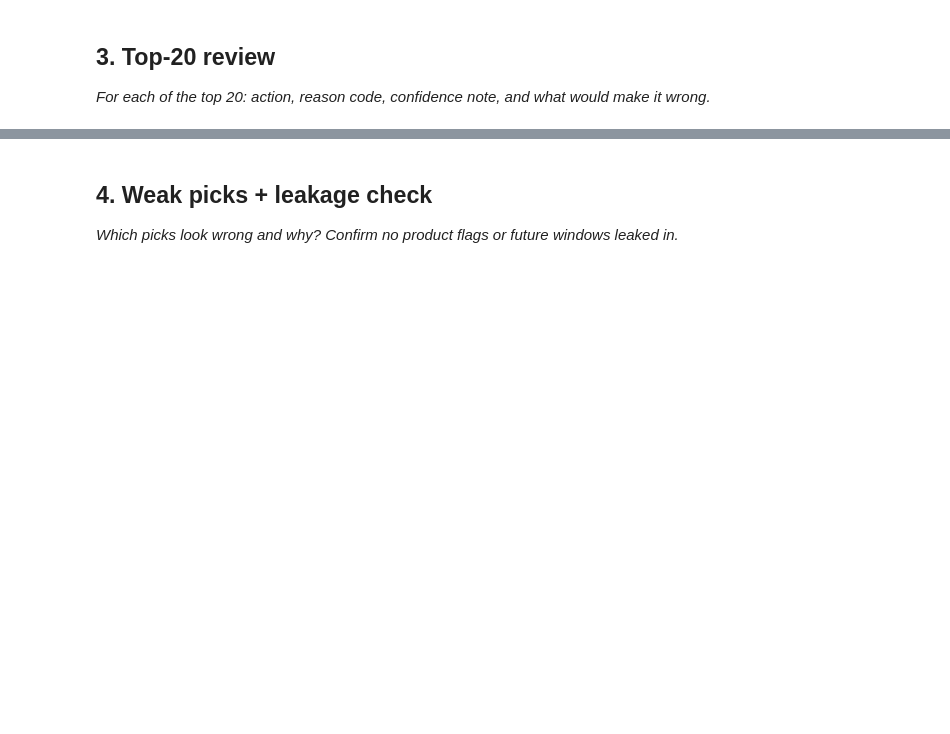
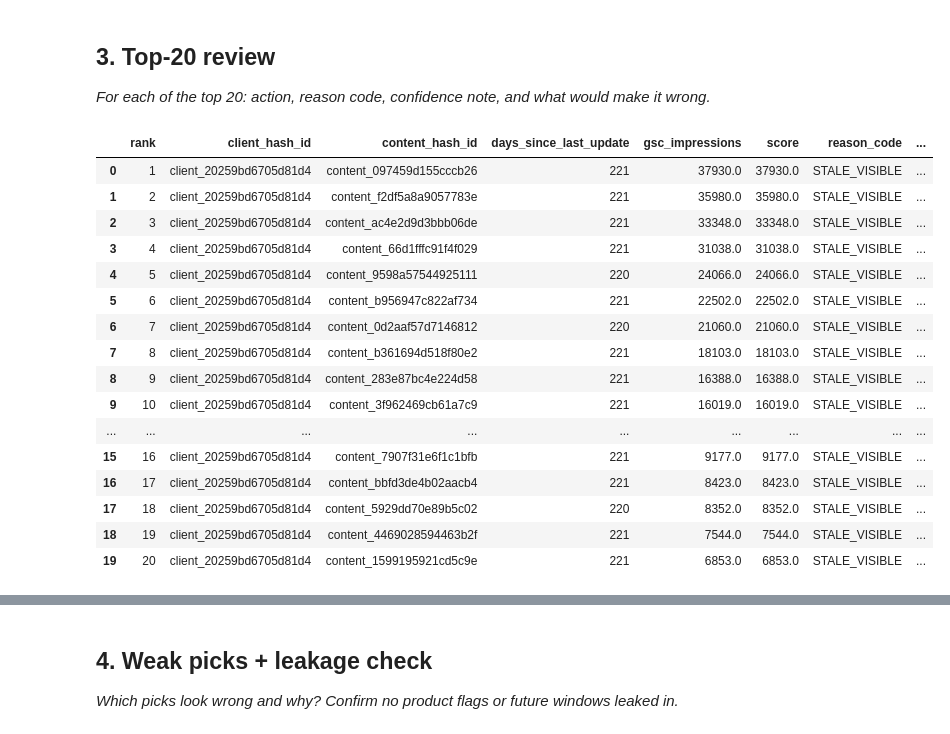
Before and after one commit to ashnaimran06/my-ml-internship, a Jupyter notebook: work/notebooks/w04_baseline_score.ipynb, the cells around one changed output, grey strips where cells are left out. Cells and saved outputs as stored; diff of their text form; code cells hidden in the pictures; blank space fills up the shorter version.

```diff
--- a/work/notebooks/w04_baseline_score.ipynb
+++ b/work/notebooks/w04_baseline_score.ipynb
@@ -15,0 +31,10 @@ This skeleton is yours to fill. Work the sections **in order** — each one has
+# %%
+con = duckdb.connect()
+
+con.execute(
+    f"CREATE SECRET (TYPE huggingface, TOKEN '{HF_TOKEN}')"
+)
+
+rel = "hf://datasets/FlyRank/internship-warehouse"
+
+print("Warehouse connected")
@@ -27,3 +199,34 @@ This skeleton is yours to fill. Work the sections **in order** — each one has
 # %%
 # This cell is for CODE (numbers, a query, a check).
 # Write your text answer in the cell ABOVE this one — typing sentences here breaks Run All.
+
+top20 = queue.head(20).copy()
+
+top20[[
+    "rank",
+    "client_hash_id",
+    "content_hash_id",
+    "days_since_last_update",
+    "gsc_impressions",
+    "score",
+    "reason_code",
+    "action"
+]]
+# %% [output]
+|  | rank | client_hash_id | content_hash_id | days_since_last_update | gsc_impressions | score | reason_code | ... |
+| 0 | 1 | client_20259bd6705d81d4 | content_097459d155cccb26 | 221 | 37930.0 | 37930.0 | STALE_VISIBLE | ... |
+| 1 | 2 | client_20259bd6705d81d4 | content_f2df5a8a9057783e | 221 | 35980.0 | 35980.0 | STALE_VISIBLE | ... |
+| 2 | 3 | client_20259bd6705d81d4 | content_ac4e2d9d3bbb06de | 221 | 33348.0 | 33348.0 | STALE_VISIBLE | ... |
+| 3 | 4 | client_20259bd6705d81d4 | content_66d1fffc91f4f029 | 221 | 31038.0 | 31038.0 | STALE_VISIBLE | ... |
+| 4 | 5 | client_20259bd6705d81d4 | content_9598a57544925111 | 220 | 24066.0 | 24066.0 | STALE_VISIBLE | ... |
+| 5 | 6 | client_20259bd6705d81d4 | content_b956947c822af734 | 221 | 22502.0 | 22502.0 | STALE_VISIBLE | ... |
+| 6 | 7 | client_20259bd6705d81d4 | content_0d2aaf57d7146812 | 220 | 21060.0 | 21060.0 | STALE_VISIBLE | ... |
+| 7 | 8 | client_20259bd6705d81d4 | content_b361694d518f80e2 | 221 | 18103.0 | 18103.0 | STALE_VISIBLE | ... |
+| 8 | 9 | client_20259bd6705d81d4 | content_283e87bc4e224d58 | 221 | 16388.0 | 16388.0 | STALE_VISIBLE | ... |
+| 9 | 10 | client_20259bd6705d81d4 | content_3f962469cb61a7c9 | 221 | 16019.0 | 16019.0 | STALE_VISIBLE | ... |
+| ... | ... | ... | ... | ... | ... | ... | ... | ... |
+| 15 | 16 | client_20259bd6705d81d4 | content_7907f31e6f1c1bfb | 221 | 9177.0 | 9177.0 | STALE_VISIBLE | ... |
+| 16 | 17 | client_20259bd6705d81d4 | content_bbfd3de4b02aacb4 | 221 | 8423.0 | 8423.0 | STALE_VISIBLE | ... |
+| 17 | 18 | client_20259bd6705d81d4 | content_5929dd70e89b5c02 | 220 | 8352.0 | 8352.0 | STALE_VISIBLE | ... |
+| 18 | 19 | client_20259bd6705d81d4 | content_4469028594463b2f | 221 | 7544.0 | 7544.0 | STALE_VISIBLE | ... |
+| 19 | 20 | client_20259bd6705d81d4 | content_1599195921cd5c9e | 221 | 6853.0 | 6853.0 | STALE_VISIBLE | ... |
```
Also changed, not shown: parts of 14 cells of this notebook.
